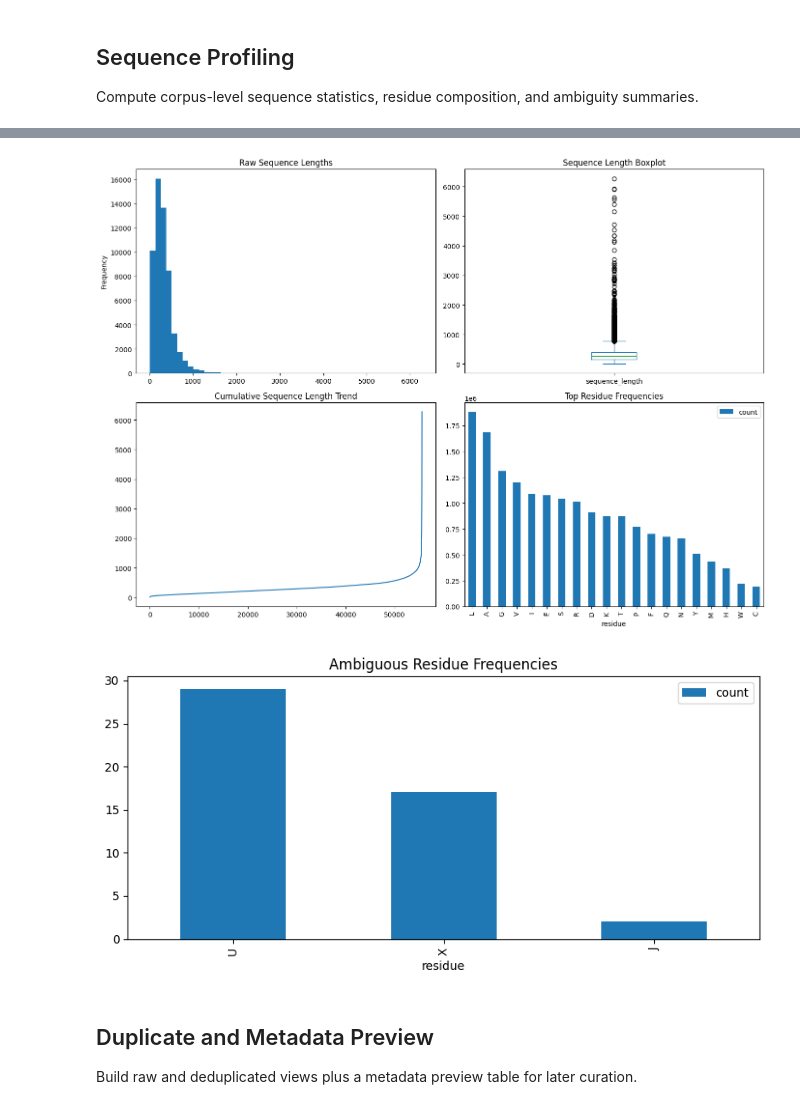
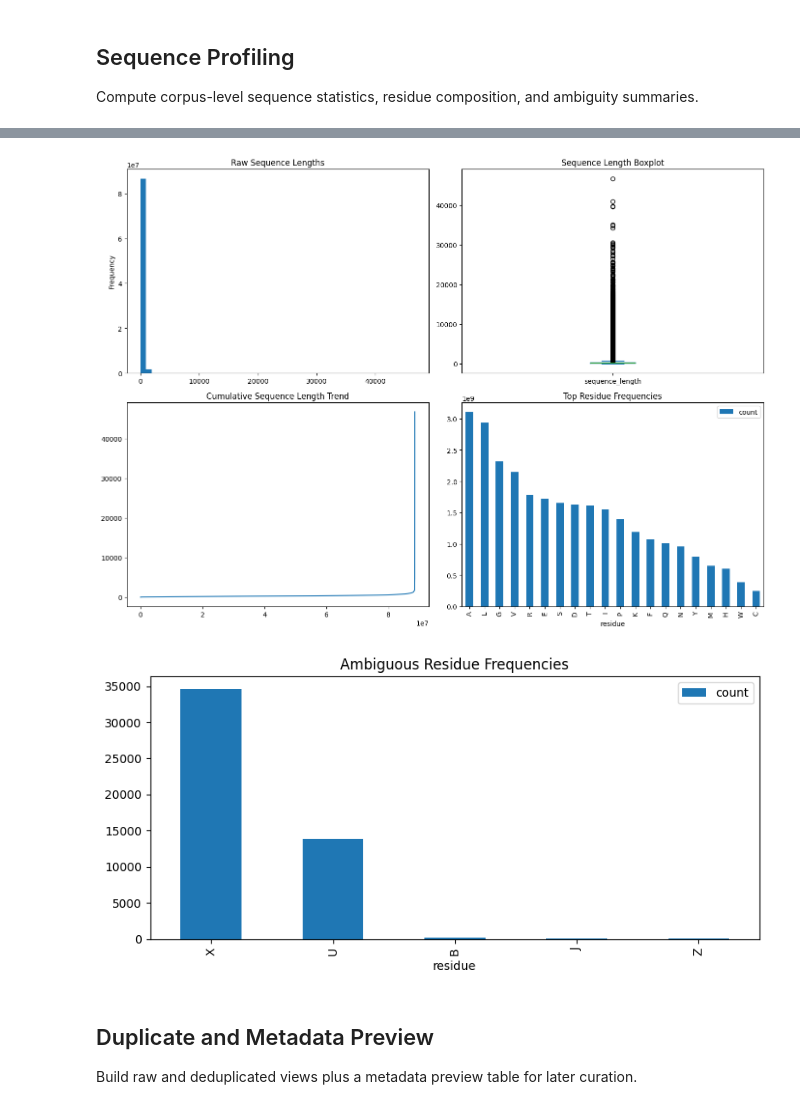
Before and after one commit to jayanta-banik/DNA-BERT, a Jupyter notebook: EDA.ipynb, the cells around one changed output, grey strips where cells are left out. Saved outputs shown, nothing was run; the diff lists cells and outputs as text; code cells hidden in the pictures.

```diff
--- a/EDA.ipynb
+++ b/EDA.ipynb
@@ -33,6 +36,7 @@ FIGURE_OUTPUT_DIR = "results/protein_eda/figures"
 SAVE_ARTIFACTS = True
 SAVE_FIGURES = True
 CSV_PREVIEW_ROW_LIMIT = 5000
+PARSE_BATCH_SIZE = 4096
 # %% [markdown]
 # Protein Sequence EDA
 
@@ -117,3 +177,25 @@ records_df.to_csv(artifact_output_path / "protein_records.csv", index=False)
 # %%
-records_df.info()
+record_count = protein_dataset.count_rows()
+column_names = protein_dataset.schema.names
+schema_df = pd.DataFrame({"column": column_names, "dtype": [str(t) for t in protein_dataset.schema.types]})
+display(schema_df)
+print(f"Total rows: {record_count:,}")
+
+# Compute null counts across the full dataset using Arrow batches.
+null_counts = {column: 0 for column in column_names}
+null_scanner = protein_dataset.scanner(columns=column_names, batch_size=PARSE_BATCH_SIZE, use_threads=True)
+for batch in tqdm(null_scanner.to_batches(), desc="Counting nulls by column", leave=False):
+    for column in column_names:
+        null_counts[column] += batch.column(column).null_count
+
+null_summary_df = pd.DataFrame(
+    {
+        "column": column_names,
+        "dtype": [str(t) for t in protein_dataset.schema.types],
+        "null_count": [int(null_counts[column]) for column in column_names],
+    }
+)
+null_summary_df["non_null_count"] = record_count - null_summary_df["null_count"]
+null_summary_df["null_fraction"] = (null_summary_df["null_count"] / record_count) if record_count else 0.0
+display(null_summary_df.sort_values(["null_count", "column"], ascending=[False, True]).reset_index(drop=True))
 # %% [output]
@@ -204,24 +333,26 @@ display(ambiguous_residue_df if not ambiguous_residue_df.empty else pd.DataFrame
 # %%
+sequence_length_series = pd.Series(sequence_length_values, name="sequence_length")
+
 fig, axes = plt.subplots(2, 2, figsize=(14, 10))
-records_df["sequence_length"].plot(kind="hist", bins=50, ax=axes[0, 0], title="Raw Sequence Lengths")
-records_df[["sequence_length"]].plot(kind="box", ax=axes[0, 1], title="Sequence Length Boxplot")
-records_df["sequence_length"].sort_values().reset_index(drop=True).plot(ax=axes[1, 0], title="Cumulative Sequence Length Trend")
+sequence_length_series.plot(kind="hist", bins=50, ax=axes[0, 0], title="Raw Sequence Lengths")
+sequence_length_series.to_frame().plot(kind="box", ax=axes[0, 1], title="Sequence Length Boxplot")
+sequence_length_series.sort_values().reset_index(drop=True).plot(ax=axes[1, 0], title="Cumulative Sequence Length Trend")
 residue_frequency_df.head(20).plot(kind="bar", x="residue", y="count", ax=axes[1, 1], title="Top Residue Frequencies")
 plt.tight_layout()
 if SAVE_FIGURES:
     fig.savefig(figure_output_path / "raw_sequence_profiles.png", dpi=150, bbox_inches="tight")
 plt.show()
 
 if not ambiguous_residue_df.empty:
     fig, ax = plt.subplots(figsize=(8, 4))
     ambiguous_residue_df.plot(kind="bar", x="residue", y="count", ax=ax, title="Ambiguous Residue Frequencies")
     plt.tight_layout()
     if SAVE_FIGURES:
         fig.savefig(figure_output_path / "ambiguous_residue_frequencies.png", dpi=150, bbox_inches="tight")
     plt.show()
 # %% [output]
-[figure, old version]
+[figure, new version]
-[figure, old version]
+[figure, new version]
 # %% [markdown]
 ## Duplicate and Metadata Preview
 
```
Also changed, not shown: parts of 11 cells of this notebook, 3 other files.
